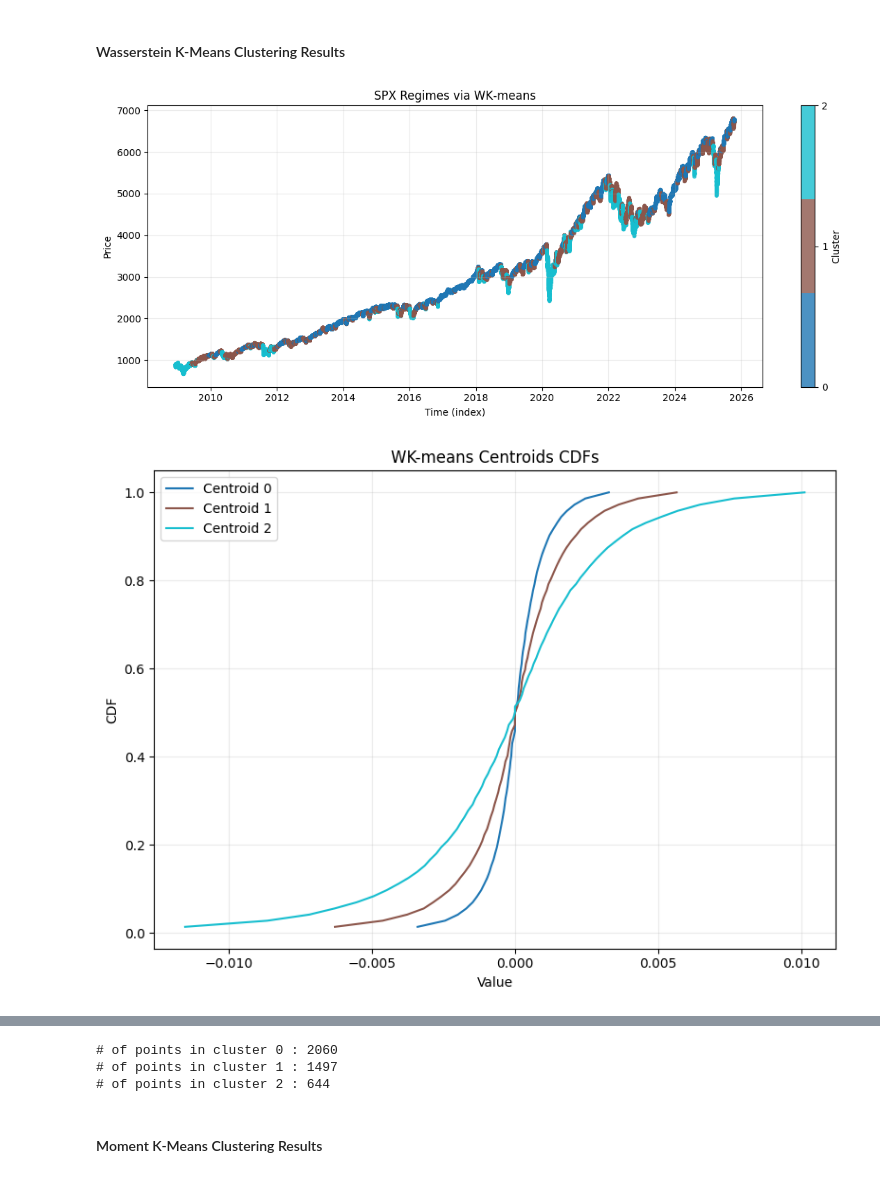
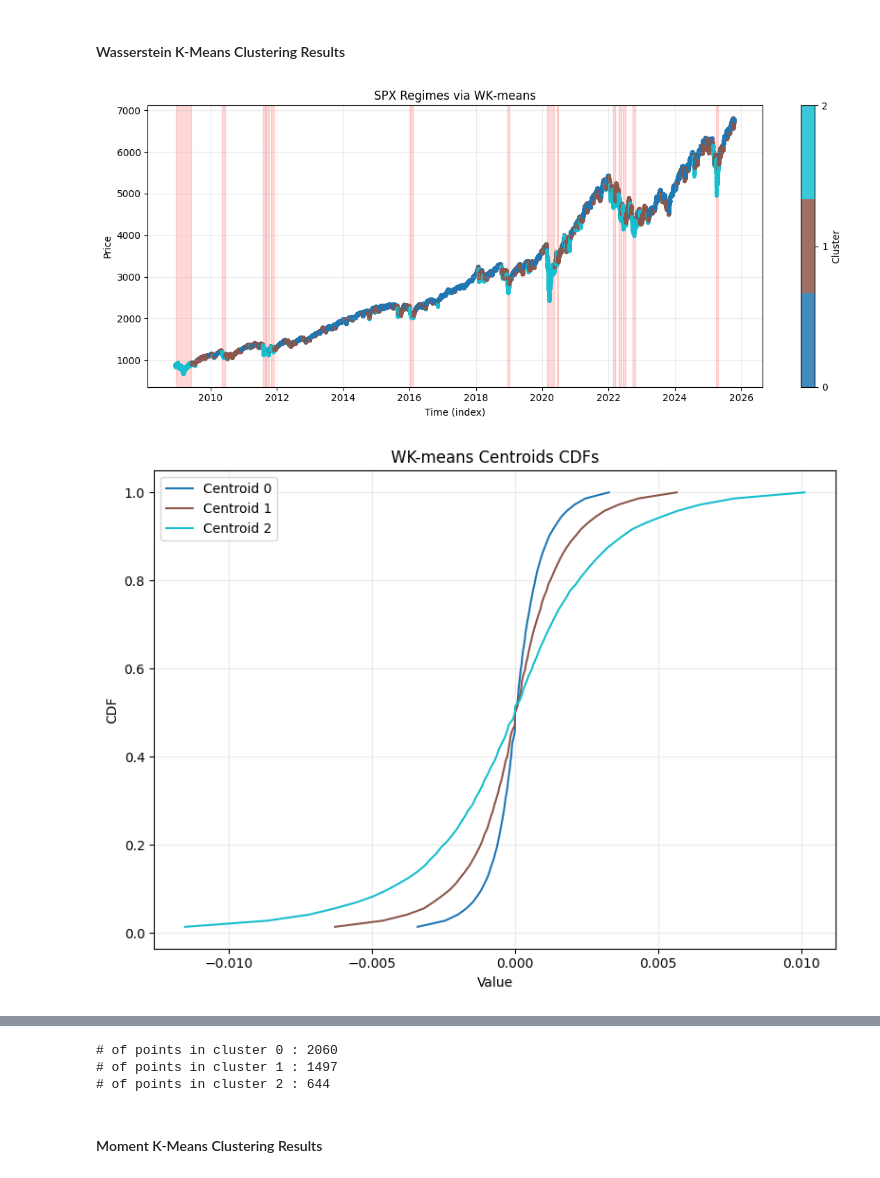
Before and after one commit to laurence1126/Wasserstein-Regime-Clustering, a Jupyter notebook: jupyter/clustering_examples.ipynb, the cells around one changed output, grey strips where cells are left out. Drawn from its saved outputs; the diff is of its cells as text; code cells hidden in the pictures.

Commit message:
Prettier plots

```diff
--- a/jupyter/clustering_examples.ipynb
+++ b/jupyter/clustering_examples.ipynb
@@ -302,19 +302,31 @@ segments = segment_time_series(log_returns, window=window, step=step)
 # %%
 wk = WassersteinKMeans(n_clusters=3, p=1, random_state=42)
 result = wk.fit(segments)
 
-plot_regimes_over_price(prices, segments, result.labels, window, step, title="SPX Regimes via WK‐means", times=spx.index)
+plot_regimes_over_price(
+    prices,
+    segments,
+    result.labels,
+    window,
+    step,
+    title="SPX Regimes via WK‐means",
+    times=spx.index,
+    highlight_clusters=[2],
+    highlight_score_threshold=0.75,
+    highlight_score_window=window*2,
+    highlight_min_width=200,
+)
 wk.plot_centroids_cdf(title="WK-means Centroids CDFs")
 scatter_mean_variance(
     segments,
     result.labels,
     title="WK-means: Mean–Variance View (SPX)",
 )
 
 for i, cnt in enumerate(np.bincount(result.labels)):
     print("# of points in cluster", i, ":", cnt)
 # %% [output]
-[figure, old version]
+[figure, new version]
 [figure]
 [figure]
 # of points in cluster 0 : 2060
```
Also changed, not shown: 1 other file.
